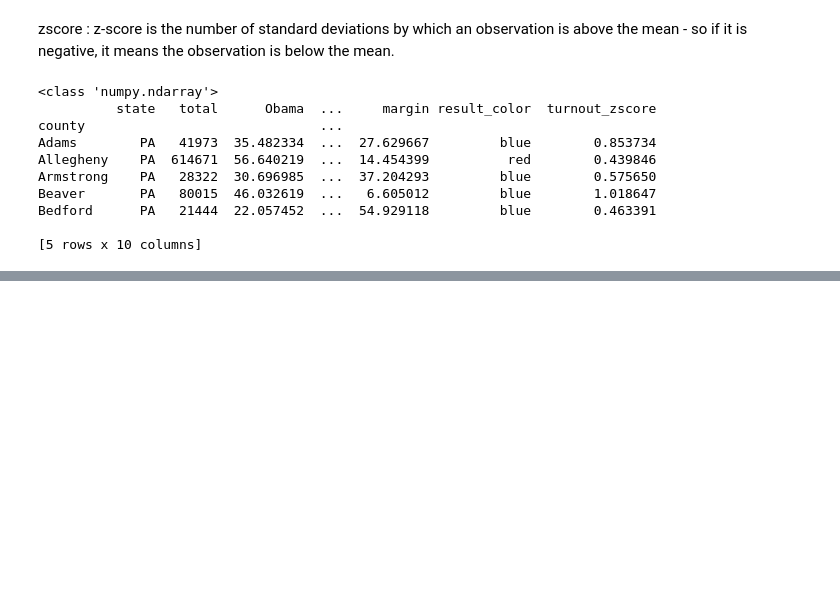
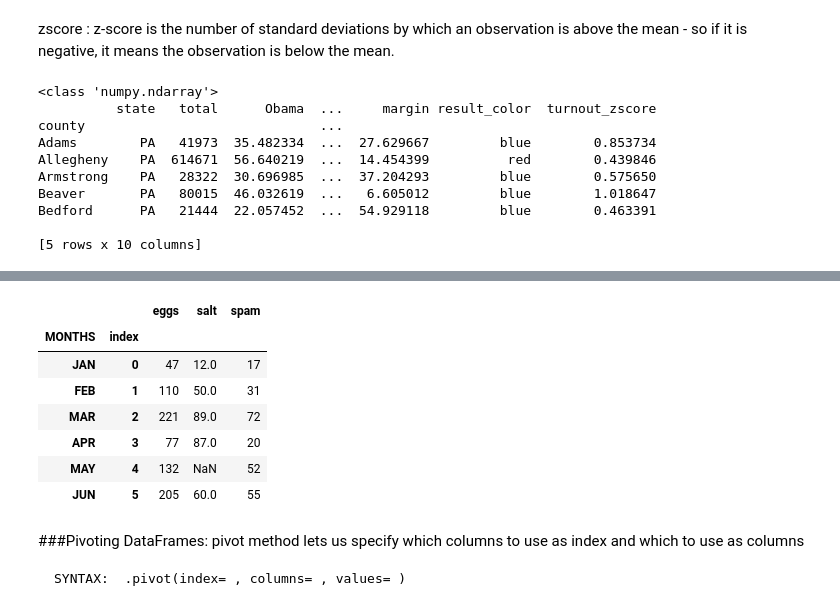
Before and after one commit to SurajKande/python-pandas, a Jupyter notebook: pandas_dataframe_manipulation.ipynb, the cells around one changed output, grey strips where cells are left out. Drawn from its saved outputs; the diff is of its cells as text; code cells hidden in the pictures; blank space fills up the shorter version.

````diff
--- a/pandas_dataframe_manipulation.ipynb
+++ b/pandas_dataframe_manipulation.ipynb
@@ -257,0 +361,19 @@ Bedford      PA   21444  22.057452  ...  54.929118         blue        0.463391
+# %%
+df.set_index(['MONTHS','index'])           # multi indexed with month and index
+# %% [output]
+|  |  | eggs | salt | spam |
+| MONTHS | index |  |  |  |
+| JAN | 0 | 47 | 12.0 | 17 |
+| FEB | 1 | 110 | 50.0 | 31 |
+| MAR | 2 | 221 | 89.0 | 72 |
+| APR | 3 | 77 | 87.0 | 20 |
+| MAY | 4 | 132 | NaN | 52 |
+| JUN | 5 | 205 | 60.0 | 55 |
+# %% [markdown]
+###Pivoting DataFrames:
+ pivot method lets us specify which columns to use as index and which to use as columns
+
+
+```
+SYNTAX:  .pivot(index= , columns= , values= )
+```
````
Also changed, not shown: parts of 45 cells of this notebook.
